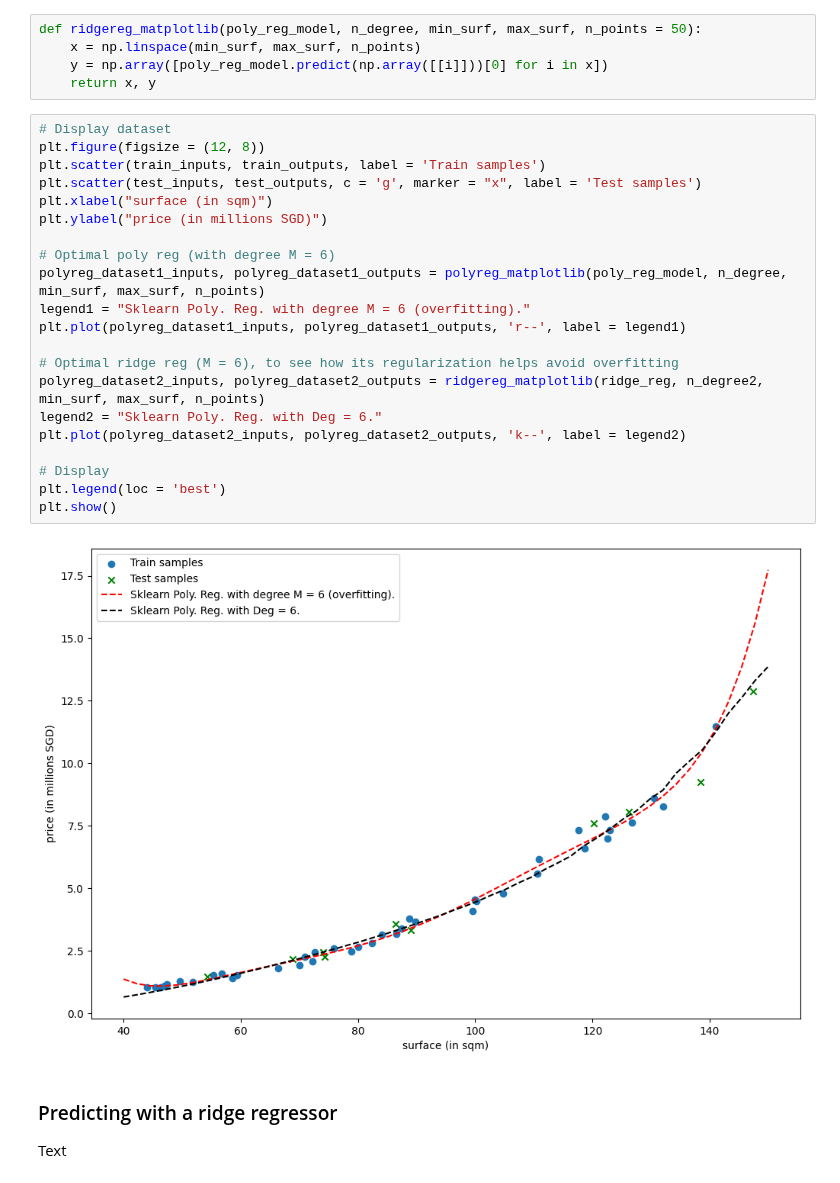
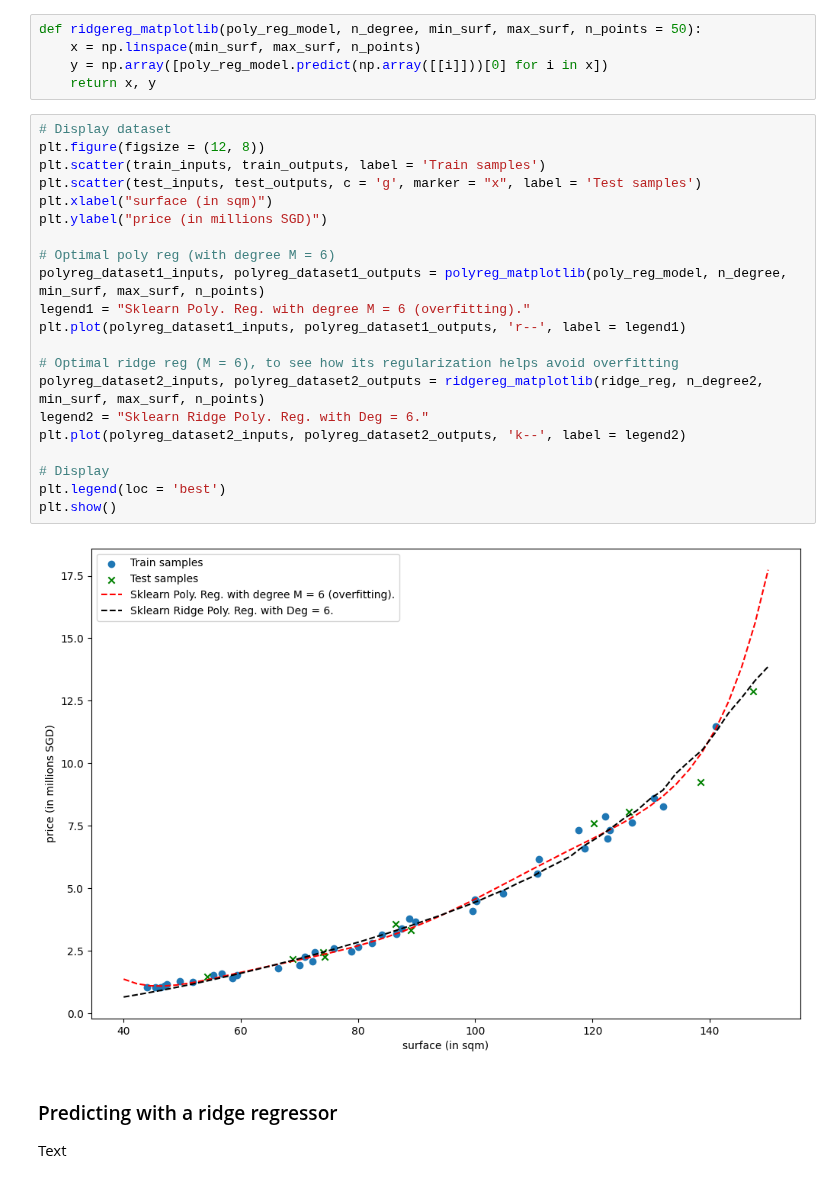
Before and after one commit to matthieudemari/SUTD_DL_50_039, a Jupyter notebook: W1/0. All/Code files/5. Regularization vs Overfitting, Ridge Regression.ipynb, the cells around one changed output. Cells and saved outputs as stored; diff of their text form.

```diff
--- a/W1/0. All/Code files/5. Regularization vs Overfitting, Ridge Regression.ipynb
+++ b/W1/0. All/Code files/5. Regularization vs Overfitting, Ridge Regression.ipynb
@@ -195,26 +195,26 @@ def ridgereg_matplotlib(poly_reg_model, n_degree, min_surf, max_surf, n_points =
 # %%
 # Display dataset
 plt.figure(figsize = (12, 8))
 plt.scatter(train_inputs, train_outputs, label = 'Train samples')
 plt.scatter(test_inputs, test_outputs, c = 'g', marker = "x", label = 'Test samples')
 plt.xlabel("surface (in sqm)")
 plt.ylabel("price (in millions SGD)")
 
 # Optimal poly reg (with degree M = 6)
 polyreg_dataset1_inputs, polyreg_dataset1_outputs = polyreg_matplotlib(poly_reg_model, n_degree, min_surf, max_surf, n_points)
 legend1 = "Sklearn Poly. Reg. with degree M = 6 (overfitting)."
 plt.plot(polyreg_dataset1_inputs, polyreg_dataset1_outputs, 'r--', label = legend1)
 
 # Optimal ridge reg (M = 6), to see how its regularization helps avoid overfitting
 polyreg_dataset2_inputs, polyreg_dataset2_outputs = ridgereg_matplotlib(ridge_reg, n_degree2, min_surf, max_surf, n_points)
-legend2 = "Sklearn Poly. Reg. with Deg = 6."
+legend2 = "Sklearn Ridge Poly. Reg. with Deg = 6."
 plt.plot(polyreg_dataset2_inputs, polyreg_dataset2_outputs, 'k--', label = legend2)
 
 # Display
 plt.legend(loc = 'best')
 plt.show()
 # %% [output]
-[figure, old version]
+[figure, new version]
 # %% [markdown]
 ### Predicting with a ridge regressor
 
```
Also changed, not shown: parts of 2 cells of this notebook, 5 other files.
